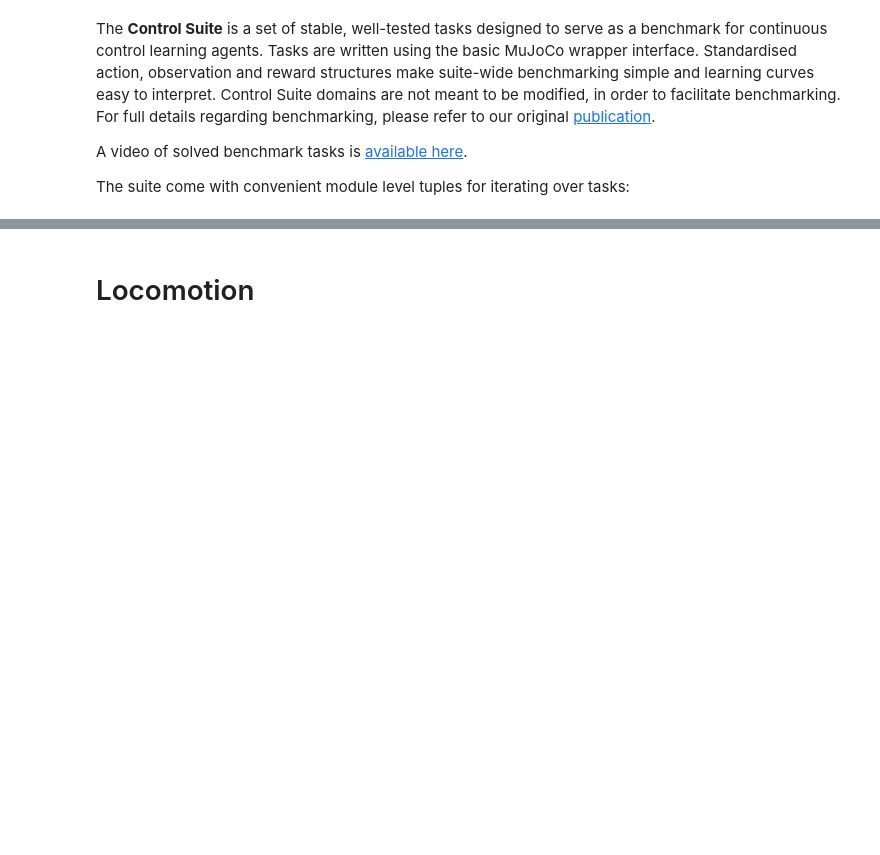
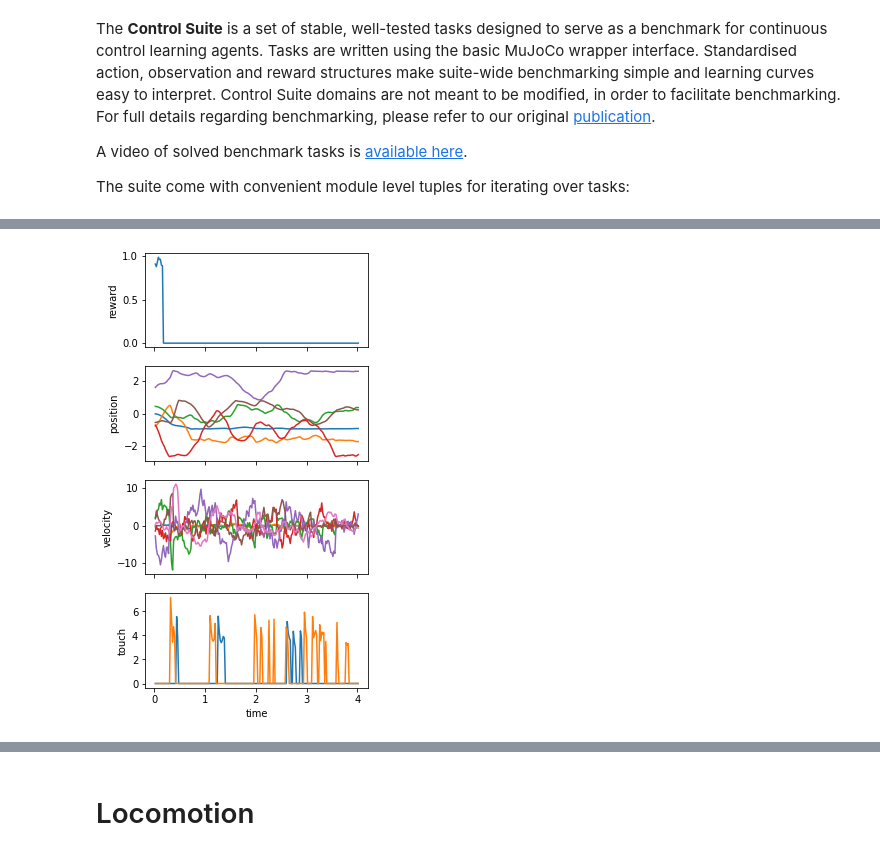
Before and after one commit to Bharath2/cube, a Jupyter notebook: dm_control_tutorial.ipynb, the cells around one changed output, grey strips where cells are left out. Cells and saved outputs as stored; diff of their text form; code cells hidden in the pictures; blank space fills up the shorter version.

```diff
--- a/dm_control_tutorial.ipynb
+++ b/dm_control_tutorial.ipynb
@@ -226,35 +237,3 @@ PIL.Image.fromarray(pixels.astype(np.uint8))
-# %%
-#@title Projecting from world to camera coordinates {vertical-output: true}
-
-# Get the world coordinates of the box corners
-box_pos = physics.named.data.geom_xpos['red_box']
-box_mat = physics.named.data.geom_xmat['red_box'].reshape(3, 3)
-box_size = physics.named.model.geom_size['red_box']
-offsets = np.array([-1, 1]) * box_size[:, None]
-xyz_local = np.stack(itertools.product(*offsets)).T
-xyz_global = box_pos[:, None] + box_mat @ xyz_local
-
-# Camera matrices multiply homogenous [x, y, z, 1] vectors.
-corners_homogeneous = np.ones((4, xyz_global.shape[1]), dtype=float)
-corners_homogeneous[:3, :] = xyz_global
-
-# Get the camera matrix.
-camera = mujoco.Camera(physics)
-camera_matrix = camera.matrix
-
-# Project world coordinates into pixel space. See:
-# https://en.wikipedia.org/wiki/3D_projection#Mathematical_formula
-xs, ys, s = camera_matrix @ corners_homogeneous
-# x and y are in the pixel coordinate system.
-x = xs / s
-y = ys / s
-
-# Render the camera view and overlay the projected corner coordinates.
-pixels = camera.render()
-fig, ax = plt.subplots(1, 1)
-ax.imshow(pixels)
-ax.plot(x, y, '+', c='w')
-ax.set_axis_off()
 # %% [markdown]
 # MuJoCo basics and named indexing
 # %% [markdown]
@@ -698,6 +722,4 @@ for domain, task in suite.BENCHMARKING:
 # %%
-#@title Loading and simulating a `suite` task{vertical-output: true}
-
 # Load the environment
 random_state = np.random.RandomState(42)
 env = suite.load('hopper', 'stand', task_kwargs={'random': random_state})
@@ -724,7 +746,7 @@ while env.physics.data.time < duration:
   observations.append(copy.deepcopy(time_step.observation))
   ticks.append(env.physics.data.time)
 
-html_video = display_video(frames, framerate=1./env.control_timestep())
+html_video = display_video(frames, 1./env.control_timestep())
 
 # Show video and plot reward and observations
 num_sensors = len(time_step.observation)
@@ -740,3 +762,4 @@ for i, key in enumerate(time_step.observation):
   ax[i+1].set_ylabel(key)
 
 html_video
+# %% [output]
@@ -743 +768,2 @@ html_video
+[figure, added]
 # %%
```
Also changed, not shown: parts of 28 cells of this notebook.
